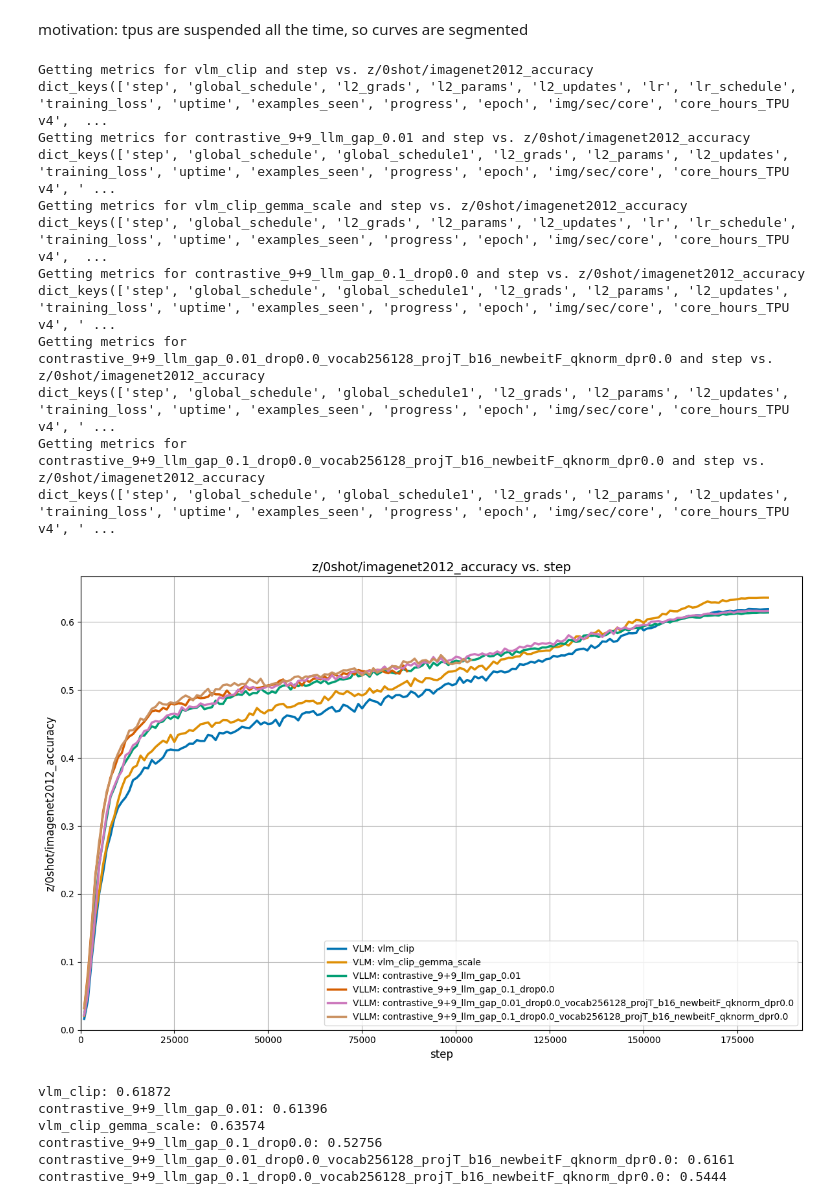
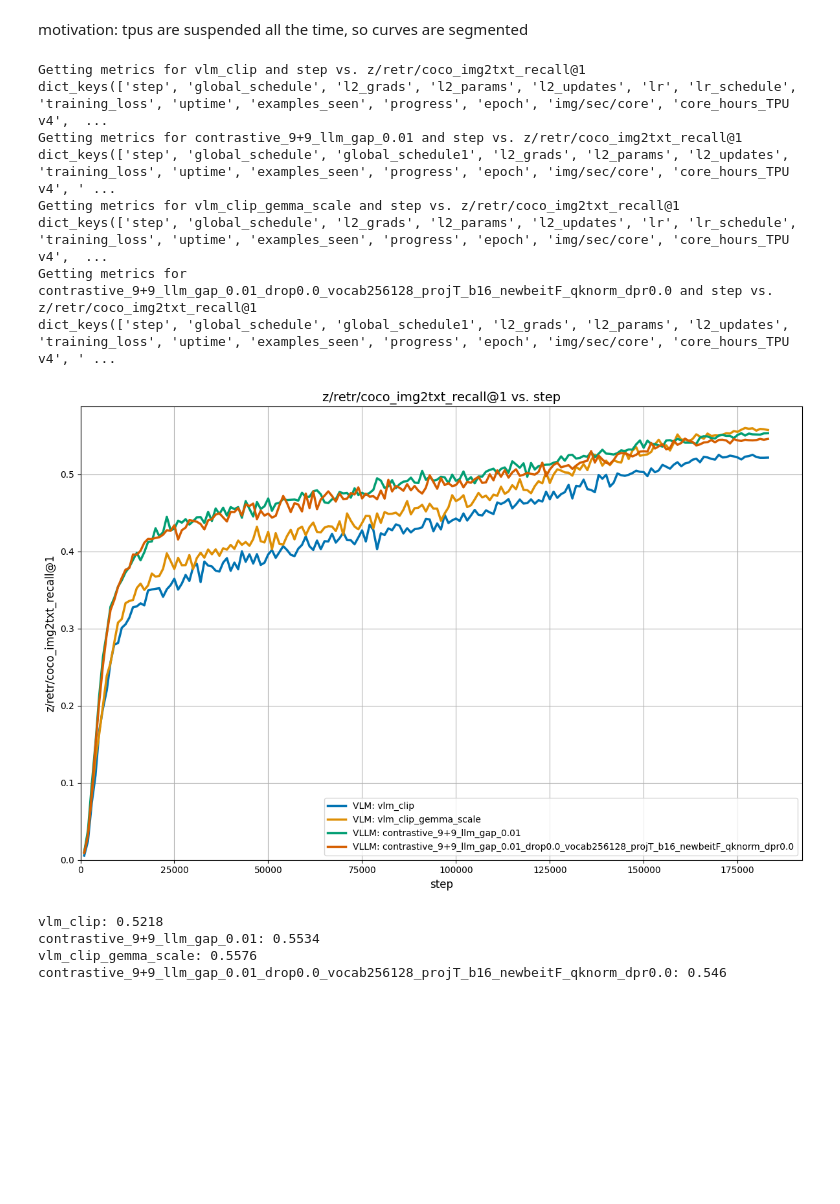
Before and after one commit to LLM-supervised-Vision/big_vision, a Jupyter notebook: scripts/20240822_plotting_curves.ipynb, the cells around one changed output. Saved outputs shown, nothing was run; the diff lists cells and outputs as text; code cells hidden in the pictures; blank space fills up the shorter version.

Commit message:
plotting curves: - added generative qknorm experiment

```diff
--- a/scripts/20240822_plotting_curves.ipynb
+++ b/scripts/20240822_plotting_curves.ipynb
@@ -101,7 +103,7 @@ def get_metrics(experiment_name, x_axis='examples_seen', y_axis='z/0shot/imagene
 x_axis = 'step'
 # step, examples_seen, core_hours,
 # global_schedule, lr, lr_schedule, uptime, progress, epoch, core_hours_TPU v4
-y_axis = 'z/0shot/imagenet2012_accuracy'
+y_axis = 'z/retr/coco_img2txt_recall@1'
 # y_axis = 'val_coco/perplexity'
 # y_axis = 'l2_grads'
 # l2_grads, l2_params, l2_updates, training_loss,
@@ -128,42 +130,38 @@ llm_colors = palette[len(vlm_experiments):]  # Last colors for LLM
 
 # Plot VLM experiments
 for i, experiment_name in enumerate(vlm_experiments):
     metrics = all_metrics[experiment_name]
     linestyle = '-.' if 's9b_bs32k' in experiment_name else '-'
     plt.plot(list(metrics.keys()), list(metrics.values()), label=f'VLM: {experiment_name}',
              color=vlm_colors[i % len(vlm_colors)], linewidth=2.5, linestyle=linestyle)
 
 # Plot VLLM experiments
 for i, experiment_name in enumerate(llm_experiments):
     metrics = all_metrics[experiment_name]
     linestyle = '--' if 's9b_bs32k' in experiment_name else '-'
     plt.plot(list(metrics.keys()), list(metrics.values()), label=f'VLLM: {experiment_name}',
              color=llm_colors[i % len(llm_colors)], linewidth=2.5, linestyle=linestyle, alpha=1)
 
 plt.xlabel(f'{x_axis}', fontsize=12)
 plt.ylabel(f'{y_axis}', fontsize=12)
 plt.xlim(0)
 plt.ylim(0)
 plt.legend(fontsize=10)
 plt.title(f'{y_axis} vs. {x_axis}', fontsize=14)
 plt.grid(True)
 plt.tick_params(axis='both', which='major', labelsize=10)
 plt.tight_layout()
 plt.show()
 # %% [output]
-Getting metrics for vlm_clip and step vs. z/0shot/imagenet2012_accuracy
+Getting metrics for vlm_clip and step vs. z/retr/coco_img2txt_recall@1
 dict_keys(['step', 'global_schedule', 'l2_grads', 'l2_params', 'l2_updates', 'lr', 'lr_schedule', 'training_loss', 'uptime', 'examples_seen', 'progress', 'epoch', 'img/sec/core', 'core_hours_TPU v4',  ...
-Getting metrics for contrastive_9+9_llm_gap_0.01 and step vs. z/0shot/imagenet2012_accuracy
+Getting metrics for contrastive_9+9_llm_gap_0.01 and step vs. z/retr/coco_img2txt_recall@1
 dict_keys(['step', 'global_schedule', 'global_schedule1', 'l2_grads', 'l2_params', 'l2_updates', 'training_loss', 'uptime', 'examples_seen', 'progress', 'epoch', 'img/sec/core', 'core_hours_TPU v4', ' ...
-Getting metrics for vlm_clip_gemma_scale and step vs. z/0shot/imagenet2012_accuracy
+Getting metrics for vlm_clip_gemma_scale and step vs. z/retr/coco_img2txt_recall@1
 dict_keys(['step', 'global_schedule', 'l2_grads', 'l2_params', 'l2_updates', 'lr', 'lr_schedule', 'training_loss', 'uptime', 'examples_seen', 'progress', 'epoch', 'img/sec/core', 'core_hours_TPU v4',  ...
-Getting metrics for contrastive_9+9_llm_gap_0.1_drop0.0 and step vs. z/0shot/imagenet2012_accuracy
+Getting metrics for contrastive_9+9_llm_gap_0.01_drop0.0_vocab256128_projT_b16_newbeitF_qknorm_dpr0.0 and step vs. z/retr/coco_img2txt_recall@1
 dict_keys(['step', 'global_schedule', 'global_schedule1', 'l2_grads', 'l2_params', 'l2_updates', 'training_loss', 'uptime', 'examples_seen', 'progress', 'epoch', 'img/sec/core', 'core_hours_TPU v4', ' ...
-Getting metrics for contrastive_9+9_llm_gap_0.01_drop0.0_vocab256128_projT_b16_newbeitF_qknorm_dpr0.0 and step vs. z/0shot/imagenet2012_accuracy
-dict_keys(['step', 'global_schedule', 'global_schedule1', 'l2_grads', 'l2_params', 'l2_updates', 'training_loss', 'uptime', 'examples_seen', 'progress', 'epoch', 'img/sec/core', 'core_hours_TPU v4', ' ...
-Getting metrics for contrastive_9+9_llm_gap_0.1_drop0.0_vocab256128_projT_b16_newbeitF_qknorm_dpr0.0 and step vs. z/0shot/imagenet2012_accuracy
-dict_keys(['step', 'global_schedule', 'global_schedule1', 'l2_grads', 'l2_params', 'l2_updates', 'training_loss', 'uptime', 'examples_seen', 'progress', 'epoch', 'img/sec/core', 'core_hours_TPU v4', ' ...
-[figure, old version]
+[figure, new version]
 # %%
 for experiment_name in experiments_dict.keys():
     # get the final accuracy
@@ -171,9 +169,7 @@ for experiment_name in experiments_dict.keys():
     final_accuracy = metrics[list(metrics.keys())[-1]]
     print(f'{experiment_name}: {final_accuracy}')
 # %% [output]
-vlm_clip: 0.61872
-contrastive_9+9_llm_gap_0.01: 0.61396
-vlm_clip_gemma_scale: 0.63574
-contrastive_9+9_llm_gap_0.1_drop0.0: 0.52756
-contrastive_9+9_llm_gap_0.01_drop0.0_vocab256128_projT_b16_newbeitF_qknorm_dpr0.0: 0.6161
-contrastive_9+9_llm_gap_0.1_drop0.0_vocab256128_projT_b16_newbeitF_qknorm_dpr0.0: 0.5444
+vlm_clip: 0.5218
+contrastive_9+9_llm_gap_0.01: 0.5534
+vlm_clip_gemma_scale: 0.5576
+contrastive_9+9_llm_gap_0.01_drop0.0_vocab256128_projT_b16_newbeitF_qknorm_dpr0.0: 0.546
```
Also changed, not shown: parts of 1 cell of this notebook.
